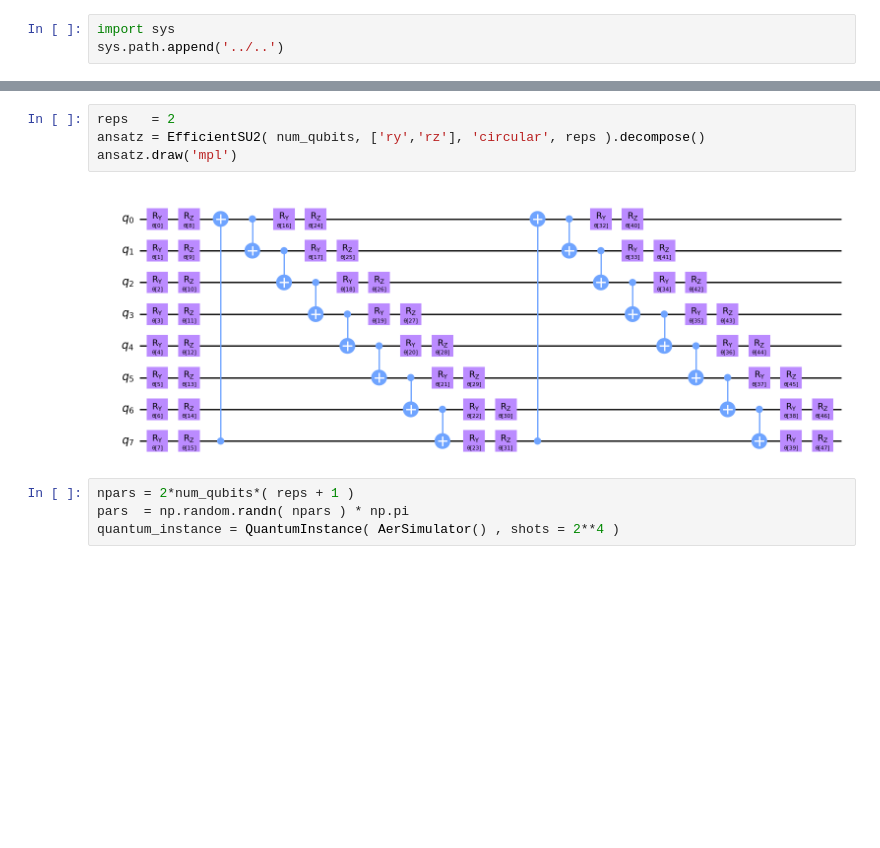
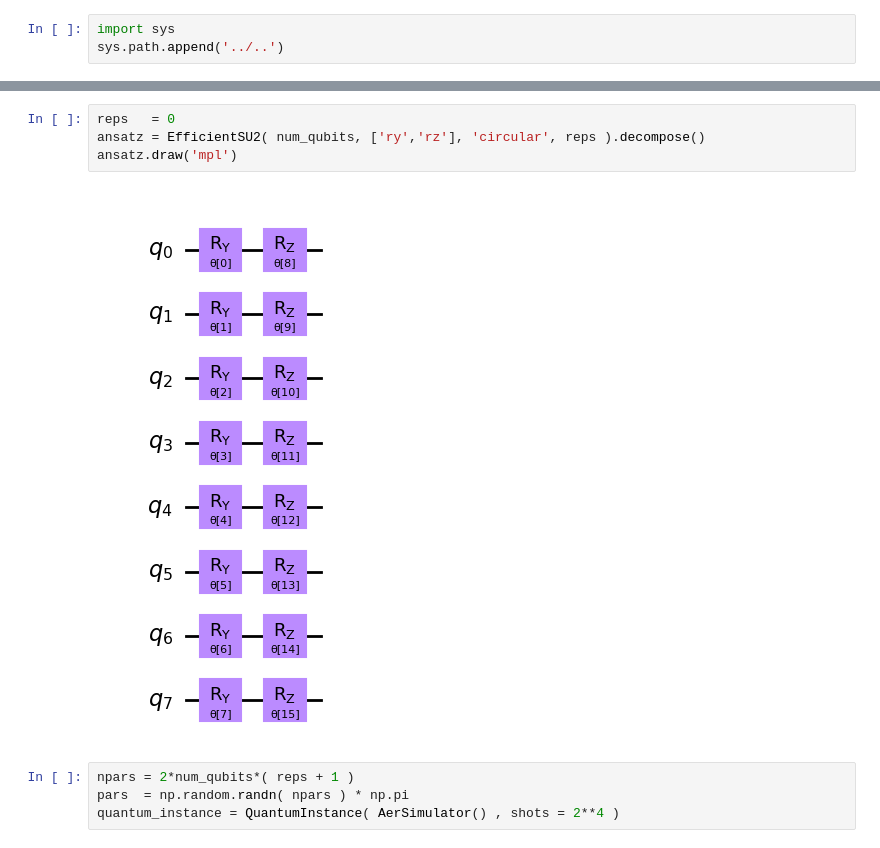
Before and after one commit to jgidi/quantum-barren-plateaus, a Jupyter notebook: notebooks/luciano/test_global_vs_local.ipynb, the cells around one changed output, grey strips where cells are left out. Cells and saved outputs as stored; diff of their text form; blank space fills up the shorter version.

```diff
--- a/notebooks/luciano/test_global_vs_local.ipynb
+++ b/notebooks/luciano/test_global_vs_local.ipynb
@@ -34,9 +32,9 @@ PauliSumOp(SparsePauliOp(['IIIIIIIX', 'IIIIIIXI', 'IIIIIXII', 'IIIIXIII', 'IIIXI
 # %%
-reps   = 2
+reps   = 0
 ansatz = EfficientSU2( num_qubits, ['ry','rz'], 'circular', reps ).decompose()
 ansatz.draw('mpl')
 # %% [output]
-[figure, old version]
+[figure, new version]
 # %%
 npars = 2*num_qubits*( reps + 1 )
 pars  = np.random.randn( npars ) * np.pi
```
Also changed, not shown: parts of 10 cells of this notebook, 2 other files.
